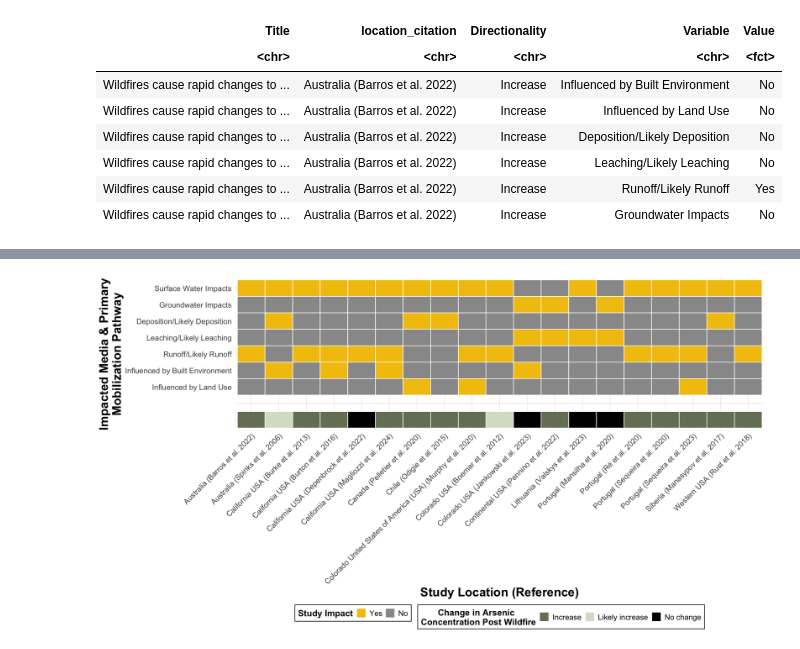
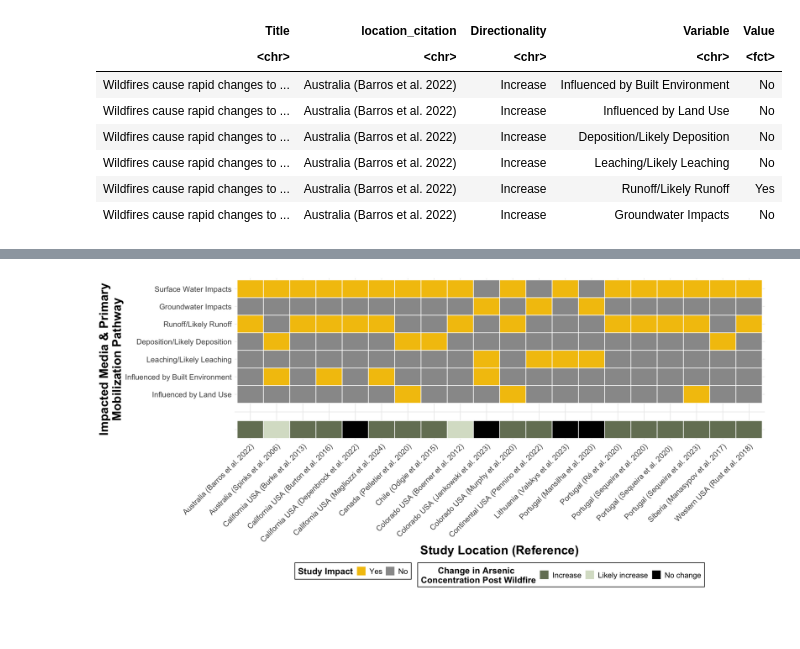
Before and after one commit to Ragerlab/2026_Willeford_et_al_Wildfire-mobilization-of-arsenic-into-water-resources-A-scoping-review-of-curr, a Jupyter notebook: Figure 3.ipynb, the cells around one changed output, grey strips where cells are left out. Drawn from its saved outputs; the diff is of its cells as text; code cells hidden in the pictures; blank space fills up the shorter version.

```diff
--- a/Figure 3.ipynb
+++ b/Figure 3.ipynb
@@ -96,7 +96,9 @@ heatmap_df = info_df %>%
     # cleaning up variable names
     mutate(Variable = str_replace_all(Variable, "_", " "),
           Variable = str_replace_all(Variable, "Arsenic", "As"),
-          location_citation = str_replace_all(location_citation, ",", ""))
+          location_citation = str_replace_all(location_citation, ",", "")) %>%
+    # creating unique names for 2 different papers that have the same location citation
+    mutate(location_citation = ifelse(grepl('2017 Portugal Wildfires', Title), 'Portugal (Sequeira et al. 2020) ', location_citation))
 
 heatmap_df$Value = factor(heatmap_df$Value, levels = c('Yes', 'No'))
 
@@ -113,7 +115,7 @@ A tibble: 6 × 5
 | Wildfires cause rapid changes to ... | Australia (Barros et al. 2022) | Increase | Groundwater Impacts | No |
 # %%
 # creating annotation dfs
-annotation_df <- unique(heatmap_df[, c("location_citation", "Directionality")])
+annotation_df <- unique(heatmap_df[, c("Title", "location_citation", "Directionality")])
 
 # creating a df that leaves space b/w the annotation rows and the rest of the heatmap
 spacer_df <- annotation_df
@@ -122,8 +124,8 @@ spacer_df$Directionality <- NA
 
 annotation_df$Variable <- "Direction"
 
-all_levels <- c("Direction", "Spacer", rev(c('Surface Water Impacts','Groundwater Impacts','Deposition/Likely Deposition',
-                                                             'Leaching/Likely Leaching','Runoff/Likely Runoff',
+all_levels <- c("Direction", "Spacer", rev(c('Surface Water Impacts','Groundwater Impacts', 'Runoff/Likely Runoff',
+                                             'Deposition/Likely Deposition', 'Leaching/Likely Leaching',
                                                             'Influenced by Built Environment','Influenced by Land Use')))
 
 heatmap_df$Variable <- factor(heatmap_df$Variable, levels = all_levels)
@@ -154,5 +168,5 @@ A tibble: 6 × 3
 # %%
-options(repr.plot.width=16, repr.plot.height=8.5) #changing size
+options(repr.plot.width=16, repr.plot.height=7.5) #changing size
 
 Figure3 = ggplot() +
 
@@ -164,32 +178,32 @@ Figure3 = ggplot() +
                     name = '       Change in Arsenic\nConcentration Post Wildfire') +
 
   #Clear the fill scale to start a brand new color scale
   new_scale_fill() +
 
   #plotting the space
   geom_tile(data = spacer_df, aes(x = location_citation, y = Variable), fill = NA, color = NA) +
 
   geom_tile(data = heatmap_df, aes(x = location_citation, y = Variable, fill = Value),
             color = "white", linewidth = 0.5) +
     scale_fill_manual(values = c("Yes" = "#f3c30a", "No" = "gray60"),
                    name = "Study Impact") +
 
   theme_minimal() +
 
   theme(axis.title = element_text(face = "bold", size = rel(1.9)),
     axis.text.x = element_text(size = 13, angle = 45, hjust = 1),
     axis.text.y = element_text(size = 13),
     legend.title = element_text(face = "bold", size = 15),
     legend.text = element_text(size = 13), #changes legend text
     legend.position = "bottom",
     legend.background = element_rect(colour = 'black', fill = 'white', linetype = 'solid')) +
 
   # removing labels from y axis
   scale_y_discrete(labels = function(x) ifelse(x %in% c("Spacer", "Direction"), "", x)) +
 
   labs(y = "Impacted Media & Primary\nMobilization Pathway", x = "Study Location (Reference)")
 
 Figure3
 # %% [output]
-[figure, old version]
+[figure, new version]
 # %%
```
Also changed, not shown: parts of 3 cells of this notebook.
